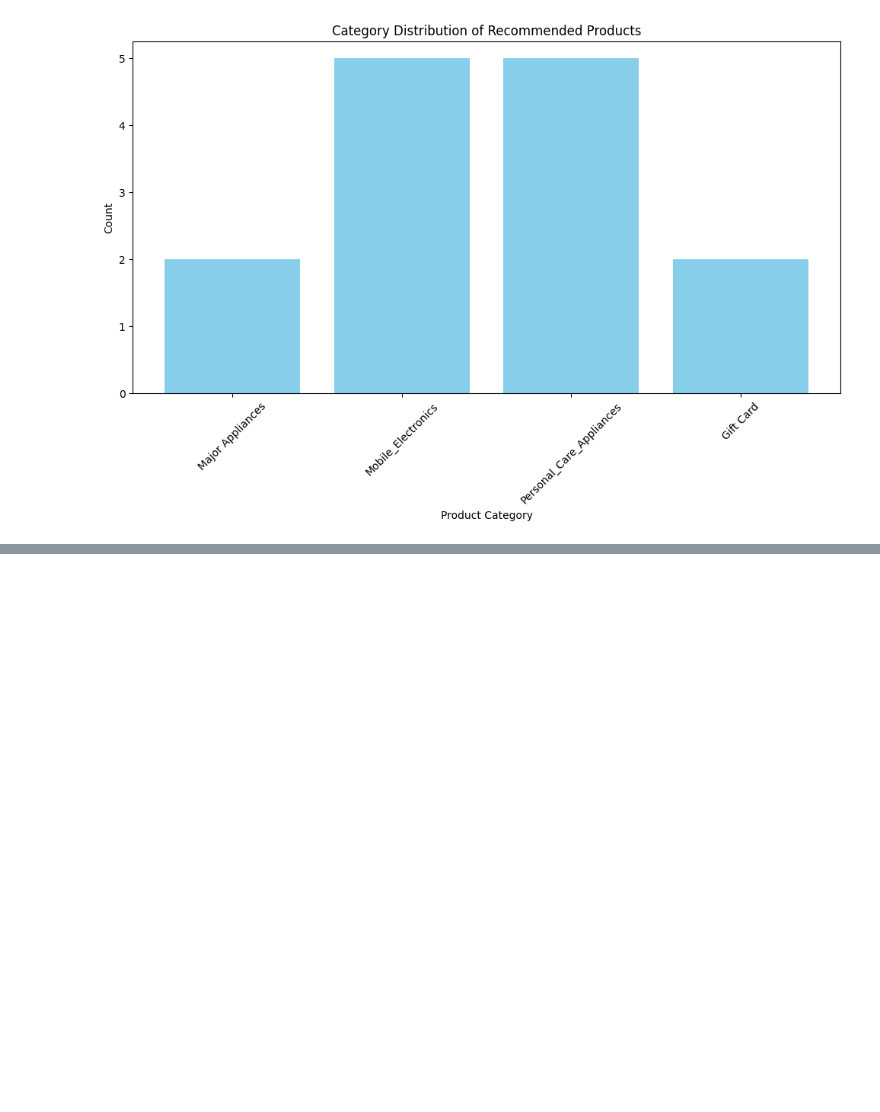
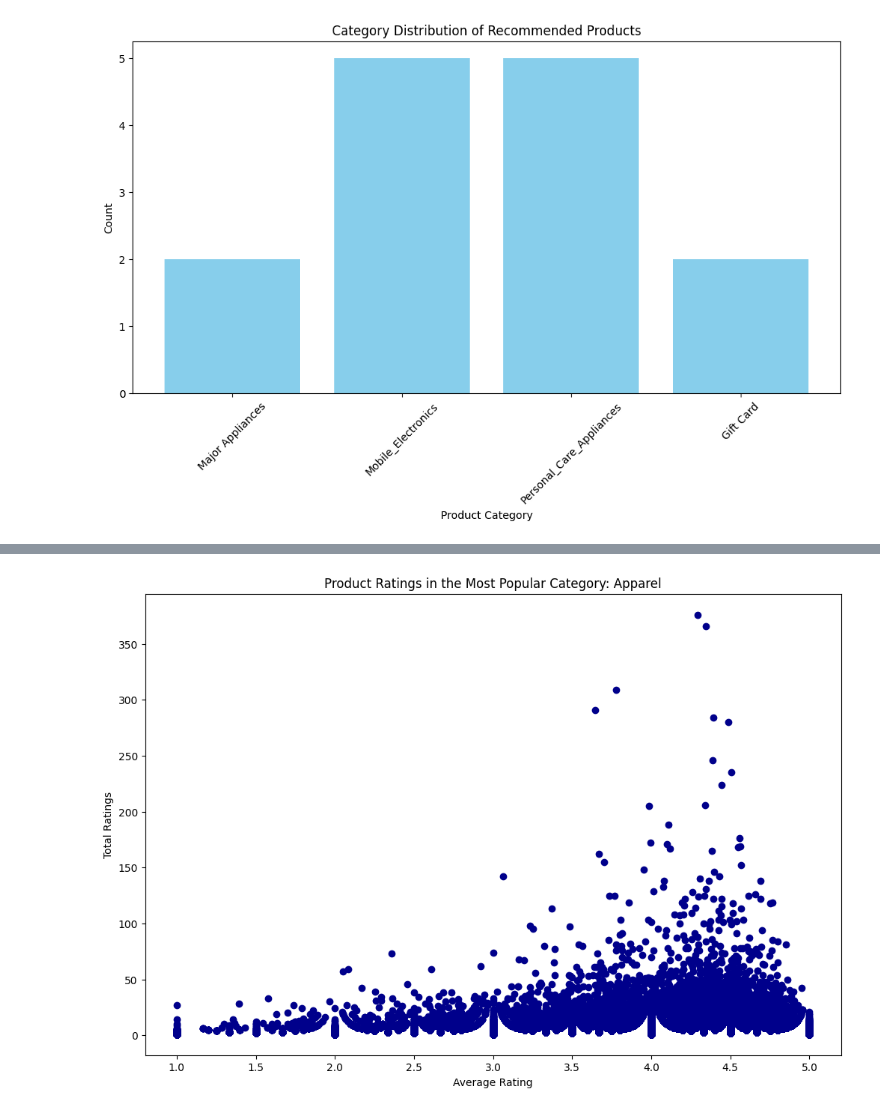
Before and after one commit to ochesanum/Analyse-Amazon-Customer-Reviews, a Jupyter notebook: amazon.ipynb, the cells around one changed output, grey strips where cells are left out. Cells and saved outputs as stored; diff of their text form; code cells hidden in the pictures; blank space fills up the shorter version.

```diff
--- a/amazon.ipynb
+++ b/amazon.ipynb
@@ -577,3 +574,10 @@ plt.show()
 24/01/16 19:08:14 WARN DAGScheduler: Broadcasting large task binary with size 1229.8 KiB
 24/01/16 19:08:18 WARN DAGScheduler: Broadcasting large task binary with size 1207.0 KiB
 [figure]
+# %%
+from pyspark.sql.functions import length
+
+df = df.withColumn('review_length', length(df['review_body']))
+
+df.stat.corr('review_length', 'star_rating')
+df.stat.corr('review_length', 'helpful_votes')
@@ -579,0 +628,21 @@ plt.show()
+# %%
+from pyspark.sql.functions import avg, count
+import matplotlib.pyplot as plt
+
+category_popularity = df.groupBy("product_category").count().orderBy("count", ascending=False)
+
+top_category = category_popularity.first()
+
+product_stats_top_category = df.filter(df.product_category == top_category['product_category']).groupBy('product_id').agg(
+    avg('star_rating').alias('avg_rating'),
+    count('star_rating').alias('total_ratings')
+).toPandas()
+
+plt.figure(figsize=(12, 8))
+plt.scatter(product_stats_top_category['avg_rating'], product_stats_top_category['total_ratings'], color='darkblue')
+plt.title(f'Product Ratings in the Most Popular Category: {top_category["product_category"]}')
+plt.xlabel('Average Rating')
+plt.ylabel('Total Ratings')
+plt.show()
+# %% [output]
+[figure, added]
```
Also changed, not shown: parts of 16 cells of this notebook.
